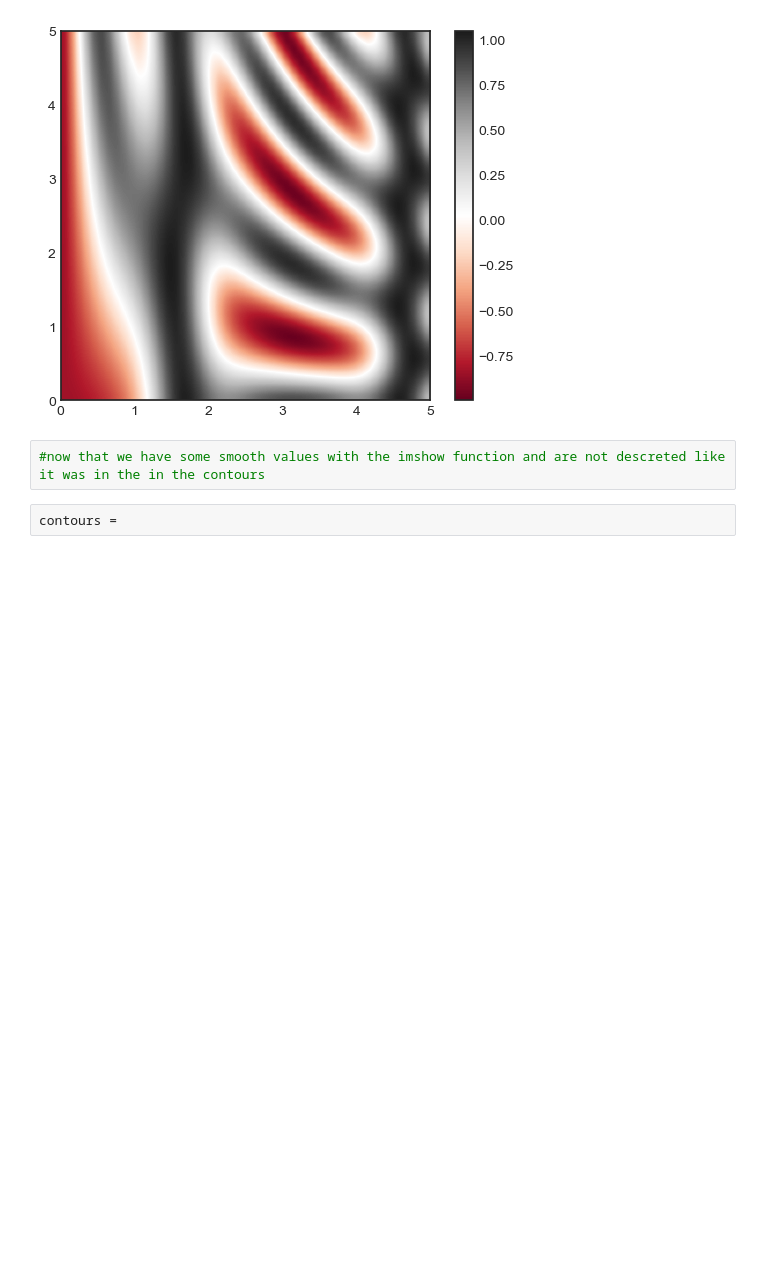
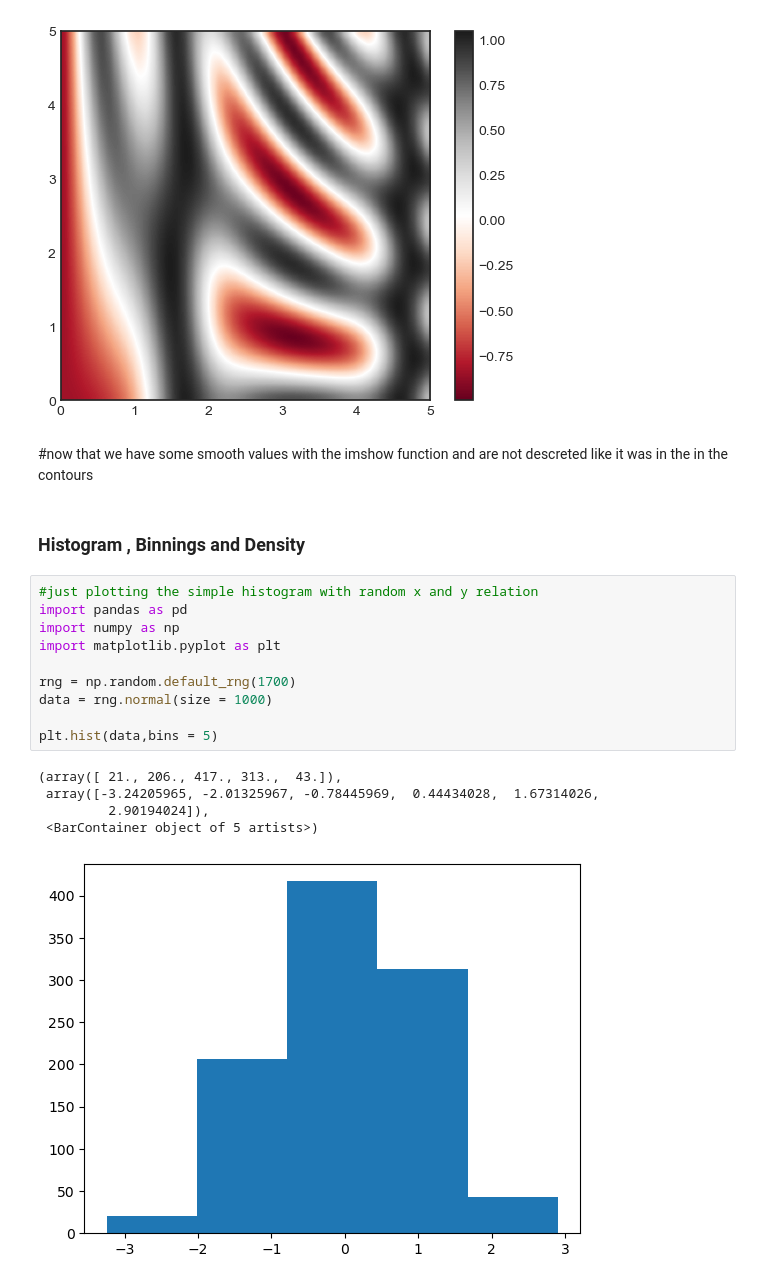
Before and after one commit to Venux09/Data_science_handbook_study, a Jupyter notebook: Matplotlib-data_science_handbook/density_detour.ipynb, the cells around one changed output. Cells and saved outputs as stored; diff of their text form; blank space fills up the shorter version.

Commit message:
add : 1d histogram and 2d histogram and their computing and also tuning

```diff
--- a/Matplotlib-data_science_handbook/density_detour.ipynb
+++ b/Matplotlib-data_science_handbook/density_detour.ipynb
@@ -67,7 +67,23 @@ plt.colorbar()
 # %% [output]
 <matplotlib.colorbar.Colorbar at 0x...>
 [figure]
-# %%
-#now that we have some smooth values with the imshow function and are not descreted like it was in the in the contours
-# %%
-contours =
+# %% [markdown]
+#now that we have some smooth values with the imshow function and are not descreted like it was in the in the contours
+# %% [markdown]
+### Histogram , Binnings and Density
+# %%
+#just plotting the simple histogram with random x and y relation
+import pandas as pd
+import numpy as np
+import matplotlib.pyplot as plt
+
+rng = np.random.default_rng(1700)
+data = rng.normal(size = 1000)
+
+plt.hist(data,bins = 5)
+# %% [output]
+(array([ 21., 206., 417., 313.,  43.]),
+ array([-3.24205965, -2.01325967, -0.78445969,  0.44434028,  1.67314026,
+         2.90194024]),
+ <BarContainer object of 5 artists>)
+[figure, added]
```
Also changed, not shown: parts of 10 cells of this notebook, 2 other files.
